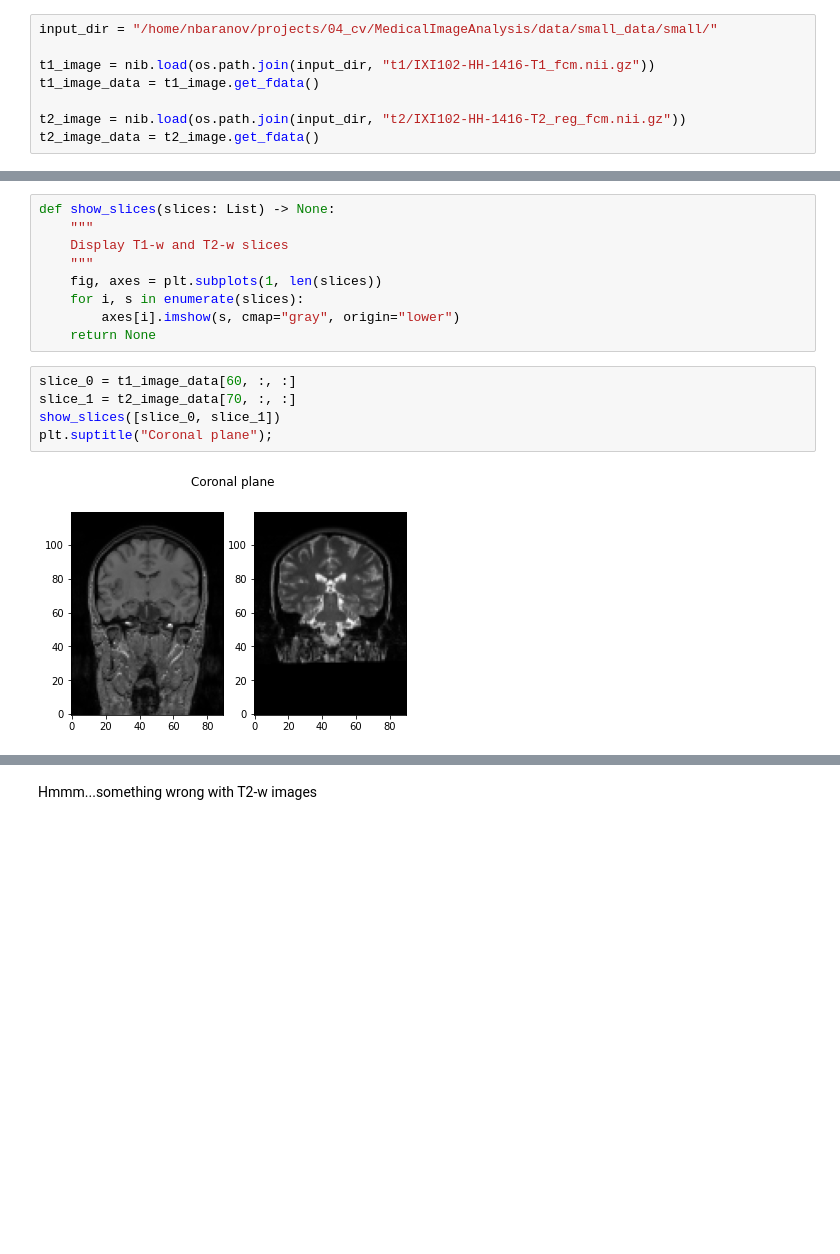
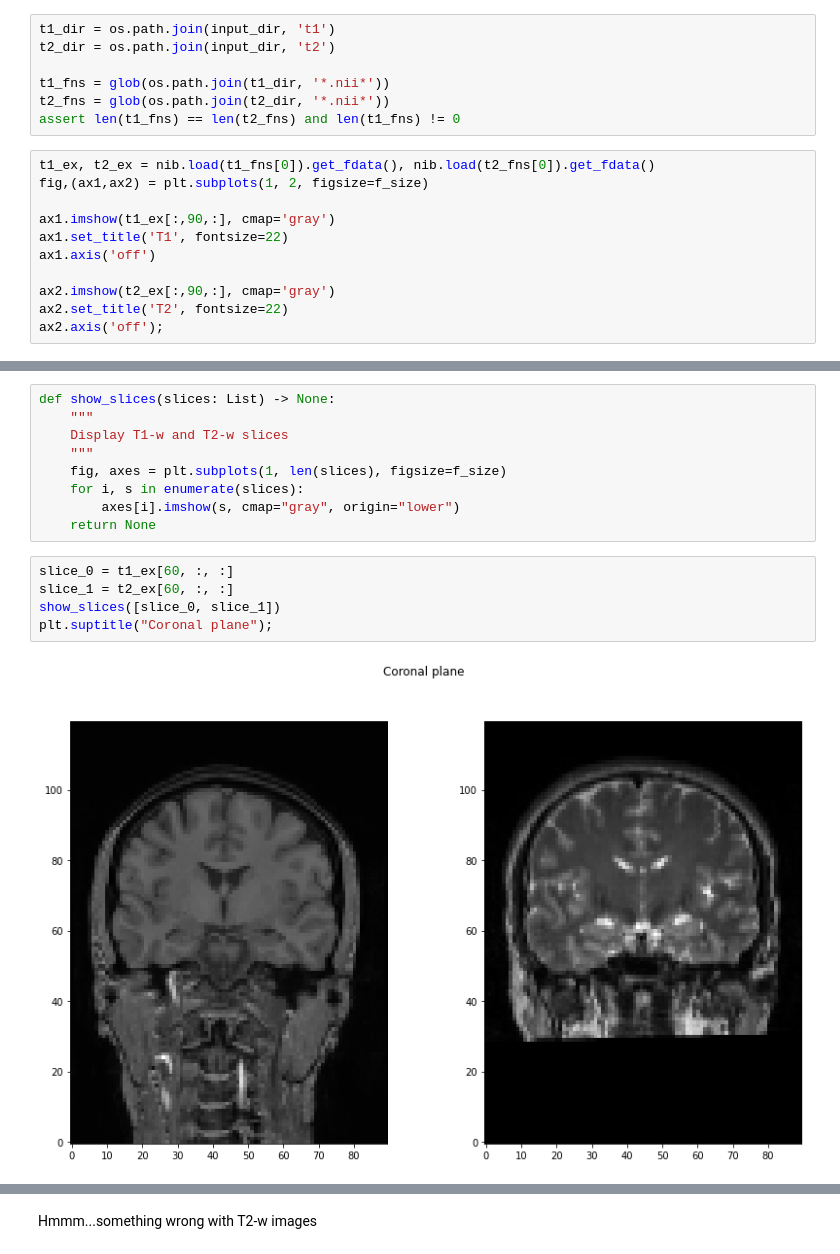
Before and after one commit to Thurs88/MedicalImageAnalysis, a Jupyter notebook: mri_analysis.ipynb, the cells around one changed output, grey strips where cells are left out. Drawn from its saved outputs; the diff is of its cells as text; blank space fills up the shorter version.

Commit message:
check and update mri visualize

```diff
--- a/mri_analysis.ipynb
+++ b/mri_analysis.ipynb
@@ -14,8 +28,18 @@ from ipywidgets import interact, fixed
-# %%
-input_dir = "/home/nbaranov/projects/04_cv/MedicalImageAnalysis/data/small_data/small/"
-
-t1_image = nib.load(os.path.join(input_dir, "t1/IXI102-HH-1416-T1_fcm.nii.gz"))
-t1_image_data = t1_image.get_fdata()
-
-t2_image = nib.load(os.path.join(input_dir, "t2/IXI102-HH-1416-T2_reg_fcm.nii.gz"))
-t2_image_data = t2_image.get_fdata()
+# %%
+t1_dir = os.path.join(input_dir, 't1')
+t2_dir = os.path.join(input_dir, 't2')
+
+t1_fns = glob(os.path.join(t1_dir, '*.nii*'))
+t2_fns = glob(os.path.join(t2_dir, '*.nii*'))
+assert len(t1_fns) == len(t2_fns) and len(t1_fns) != 0
+# %%
+t1_ex, t2_ex = nib.load(t1_fns[0]).get_fdata(), nib.load(t2_fns[0]).get_fdata()
+fig,(ax1,ax2) = plt.subplots(1, 2, figsize=f_size)
+
+ax1.imshow(t1_ex[:,90,:], cmap='gray')
+ax1.set_title('T1', fontsize=22)
+ax1.axis('off')
+
+ax2.imshow(t2_ex[:,90,:], cmap='gray')
+ax2.set_title('T2', fontsize=22)
+ax2.axis('off');
@@ -30,15 +59,15 @@ def show_slices(slices: List) -> None:
     """
     Display T1-w and T2-w slices
     """
-    fig, axes = plt.subplots(1, len(slices))
+    fig, axes = plt.subplots(1, len(slices), figsize=f_size)
     for i, s in enumerate(slices):
         axes[i].imshow(s, cmap="gray", origin="lower")
     return None
 # %%
-slice_0 = t1_image_data[60, :, :]
-slice_1 = t2_image_data[70, :, :]
+slice_0 = t1_ex[60, :, :]
+slice_1 = t2_ex[60, :, :]
 show_slices([slice_0, slice_1])
 plt.suptitle("Coronal plane");
 # %% [output]
-[figure, old version]
+[figure, new version]
 # %%
```
Also changed, not shown: parts of 13 cells of this notebook.
